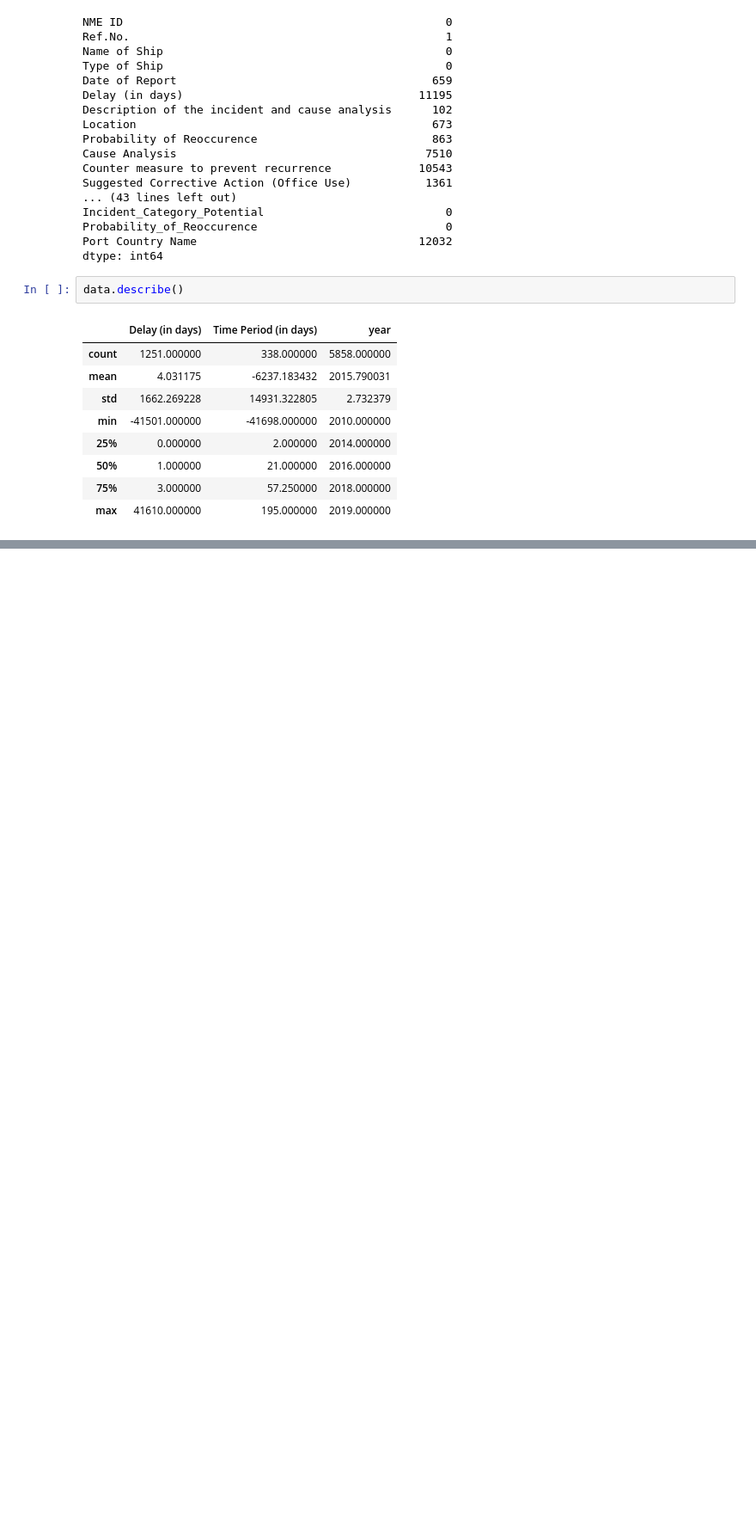
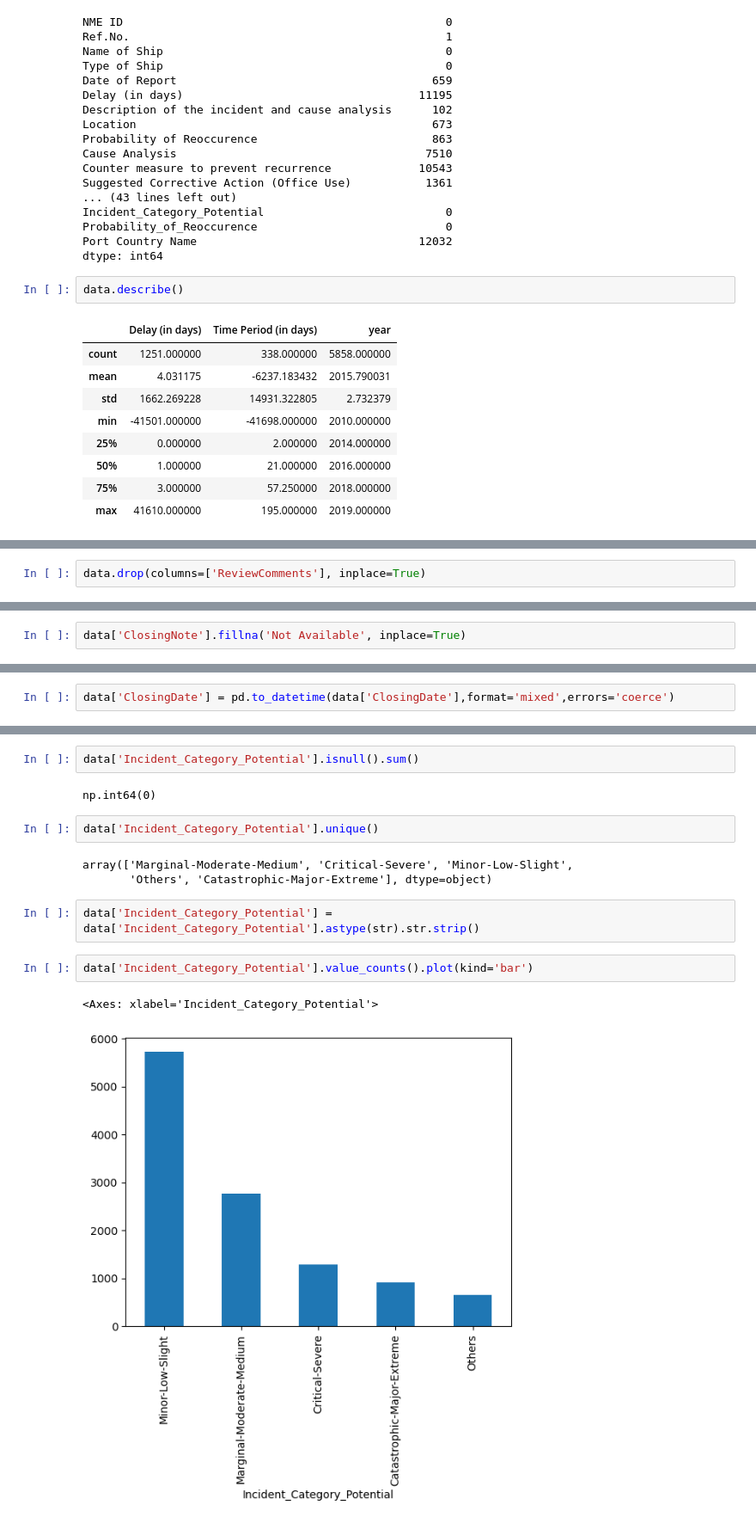
Before and after one commit to Dhanu37400/Data-cleaning-and-EDA, a Jupyter notebook: Cleaned_NewMergedNearMiss.ipynb, the cells around one changed output, grey strips where cells are left out. Shown at 86% size. Cells and saved outputs as stored; diff of their text form; blank space fills up the shorter version.

```diff
--- a/Cleaned_NewMergedNearMiss.ipynb
+++ b/Cleaned_NewMergedNearMiss.ipynb
@@ -96,0 +1028,2 @@ dtype: int64
+# %%
+data.drop(columns=['ReviewComments'], inplace=True)
@@ -96,0 +1034,2 @@ dtype: int64
+# %%
+data['ClosingNote'].fillna('Not Available', inplace=True)
@@ -96,0 +1061,2 @@ dtype: int64
+# %%
+data['ClosingDate'] = pd.to_datetime(data['ClosingDate'],format='mixed',errors='coerce')
@@ -96,0 +1083,16 @@ dtype: int64
+# %%
+data['Incident_Category_Potential'].isnull().sum()
+# %% [output]
+np.int64(0)
+# %%
+data['Incident_Category_Potential'].unique()
+# %% [output]
+array(['Marginal-Moderate-Medium', 'Critical-Severe', 'Minor-Low-Slight',
+       'Others', 'Catastrophic-Major-Extreme'], dtype=object)
+# %%
+data['Incident_Category_Potential'] = data['Incident_Category_Potential'].astype(str).str.strip()
+# %%
+data['Incident_Category_Potential'].value_counts().plot(kind='bar')
+# %% [output]
+<Axes: xlabel='Incident_Category_Potential'>
+[figure, added]
```
Also changed, not shown: parts of 188 cells of this notebook.
